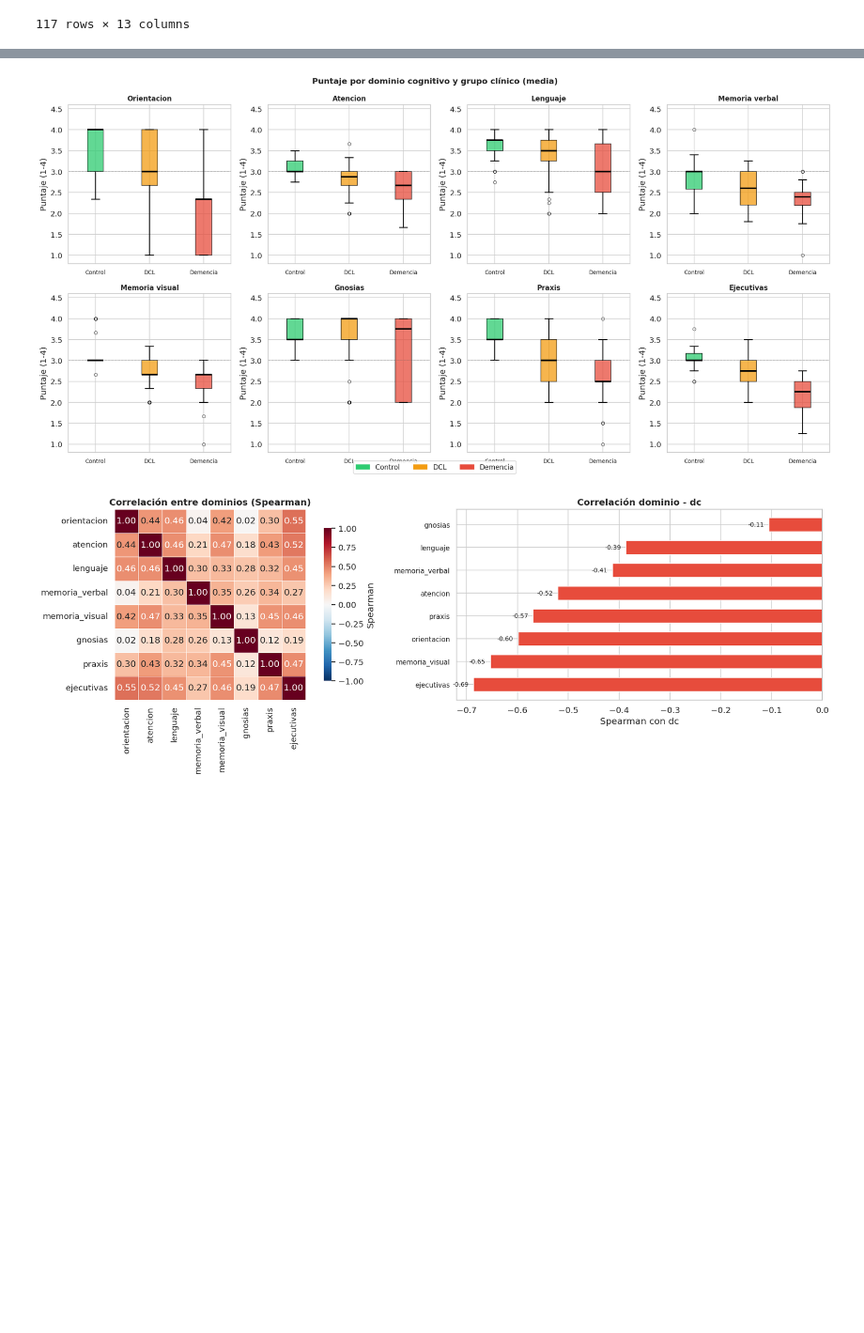
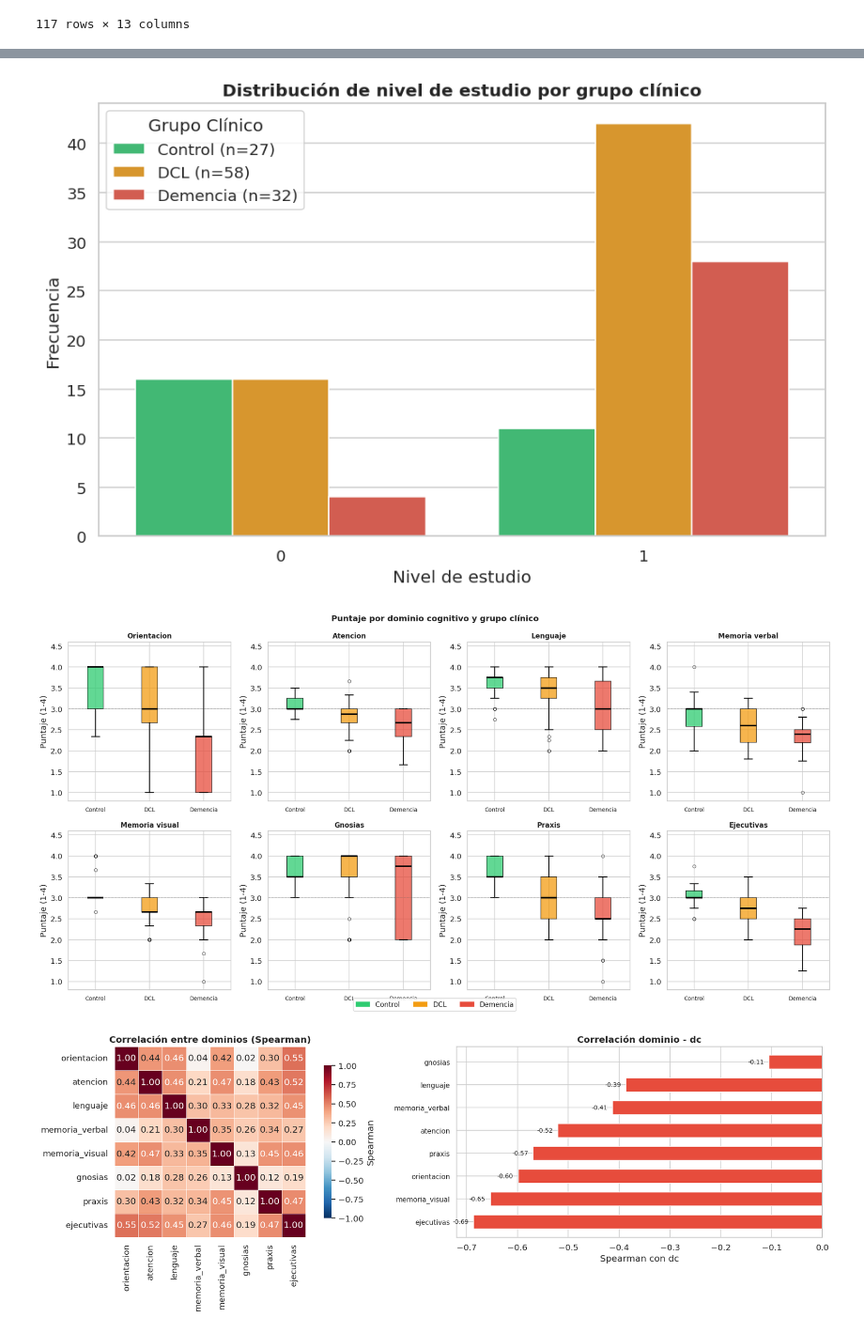
Before and after one commit to Nicolasg2c/dc_model_ts, a Jupyter notebook: src/dc_pipeline_2.ipynb, the cells around one changed output, grey strips where cells are left out. Shown at 94% size. Drawn from its saved outputs; the diff is of its cells as text; code cells hidden in the pictures; blank space fills up the shorter version.

```diff
--- a/src/dc_pipeline_2.ipynb
+++ b/src/dc_pipeline_2.ipynb
@@ -1433,3 +1434,30 @@ dc
+# %%
+plt.figure(figsize=(10, 6))
+
+# Seaborn se encarga de agrupar por 'nivel_estudio' y separar por 'dc' (hue)
+sns.countplot(
+    data=df_complete.dropna(subset=["nivel_estudio"]),
+    x="nivel_estudio",
+    hue="dc",
+    hue_order=DC_ORDER,
+    palette=DC_PALETTE,
+    edgecolor="white"
+)
+
+# Ajustes de etiquetas y títulos
+plt.xlabel("Nivel de estudio")
+plt.ylabel("Frecuencia")
+plt.title("Distribución de nivel de estudio por grupo clínico", fontweight="bold")
+
+# Modificar las etiquetas de la leyenda usando tus diccionarios
+# Esto asocia los valores de DC_ORDER con tus DC_LABELS personalizados
+handles, labels = plt.gca().get_legend_handles_labels()
+new_labels = [f"{DC_LABELS[int(label)]} (n={len(df_complete[df_complete['dc'] == int(label)])})" for label in labels]
+plt.legend(handles, new_labels, title="Grupo Clínico")
+
+plt.show()
+# %% [output]
+[figure, new version]
 # %%
 fig, axes = plt.subplots(2, 4, figsize=(18, 9), squeeze=False)
 axes_flat = axes.flatten()
@@ -1473,13 +1501,13 @@ handles = [mpatches.Patch(color=DC_PALETTE[k], label=DC_LABELS[k])
 fig.legend(handles=handles, loc="lower center", ncol=3,
            bbox_to_anchor=(0.5, -0.01), fontsize=11, framealpha=0.9)
 fig.suptitle(
-    "Puntaje por dominio cognitivo y grupo clínico (media)",
+    "Puntaje por dominio cognitivo y grupo clínico",
     fontsize=13, fontweight="bold",
 )
 plt.tight_layout()
 plt.show()
 # %% [output]
-[figure, old version]
+[figure, new version]
 # %%
 #Gráficos de correlaciones
 
```
Also changed, not shown: parts of 11 cells of this notebook.
